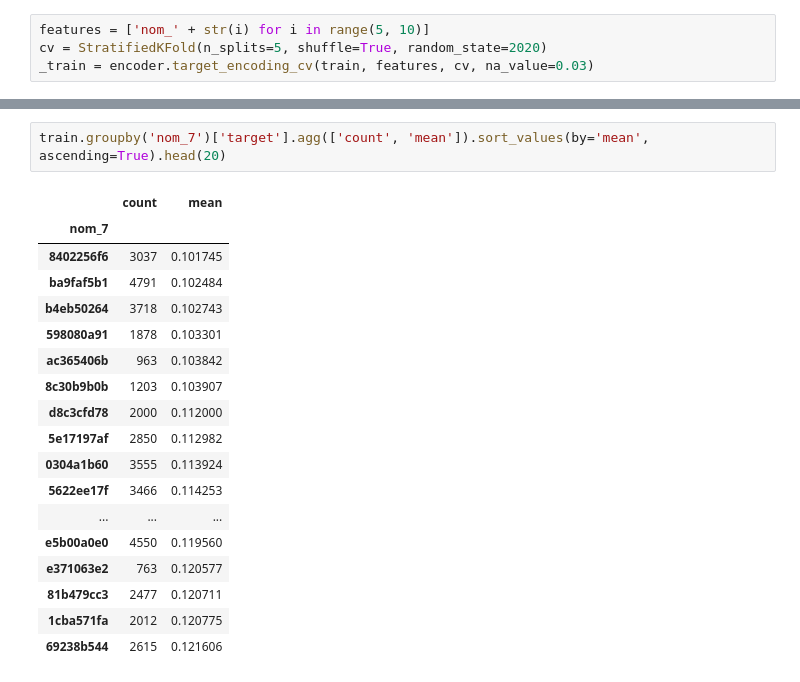
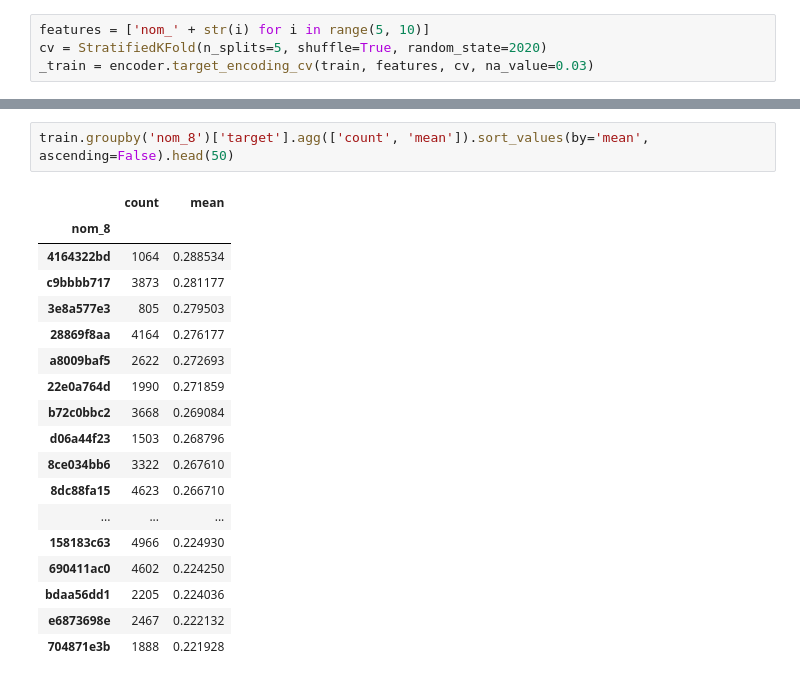
Before and after one commit to viktorsapozhok/cafeen, a Jupyter notebook: notebooks/1_simple_eda.ipynb, the cells around one changed output, grey strips where cells are left out. Cells and saved outputs as stored; diff of their text form.

```diff
--- a/notebooks/1_simple_eda.ipynb
+++ b/notebooks/1_simple_eda.ipynb
@@ -246,21 +247,21 @@ for feature in features:
 # %%
-train.groupby('nom_7')['target'].agg(['count', 'mean']).sort_values(by='mean', ascending=True).head(20)
+train.groupby('nom_8')['target'].agg(['count', 'mean']).sort_values(by='mean', ascending=False).head(50)
 # %% [output]
 |  | count | mean |
-| nom_7 |  |  |
-| 8402256f6 | 3037 | 0.101745 |
-| ba9faf5b1 | 4791 | 0.102484 |
-| b4eb50264 | 3718 | 0.102743 |
-| 598080a91 | 1878 | 0.103301 |
-| ac365406b | 963 | 0.103842 |
-| 8c30b9b0b | 1203 | 0.103907 |
-| d8c3cfd78 | 2000 | 0.112000 |
-| 5e17197af | 2850 | 0.112982 |
-| 0304a1b60 | 3555 | 0.113924 |
-| 5622ee17f | 3466 | 0.114253 |
+| nom_8 |  |  |
+| 4164322bd | 1064 | 0.288534 |
+| c9bbbb717 | 3873 | 0.281177 |
+| 3e8a577e3 | 805 | 0.279503 |
+| 28869f8aa | 4164 | 0.276177 |
+| a8009baf5 | 2622 | 0.272693 |
+| 22e0a764d | 1990 | 0.271859 |
+| b72c0bbc2 | 3668 | 0.269084 |
+| d06a44f23 | 1503 | 0.268796 |
+| 8ce034bb6 | 3322 | 0.267610 |
+| 8dc88fa15 | 4623 | 0.266710 |
 | ... | ... | ... |
-| e5b00a0e0 | 4550 | 0.119560 |
-| e371063e2 | 763 | 0.120577 |
-| 81b479cc3 | 2477 | 0.120711 |
-| 1cba571fa | 2012 | 0.120775 |
-| 69238b544 | 2615 | 0.121606 |
+| 158183c63 | 4966 | 0.224930 |
+| 690411ac0 | 4602 | 0.224250 |
+| bdaa56dd1 | 2205 | 0.224036 |
+| e6873698e | 2467 | 0.222132 |
+| 704871e3b | 1888 | 0.221928 |
```
Also changed, not shown: parts of 1 cell of this notebook, 2 other files.
